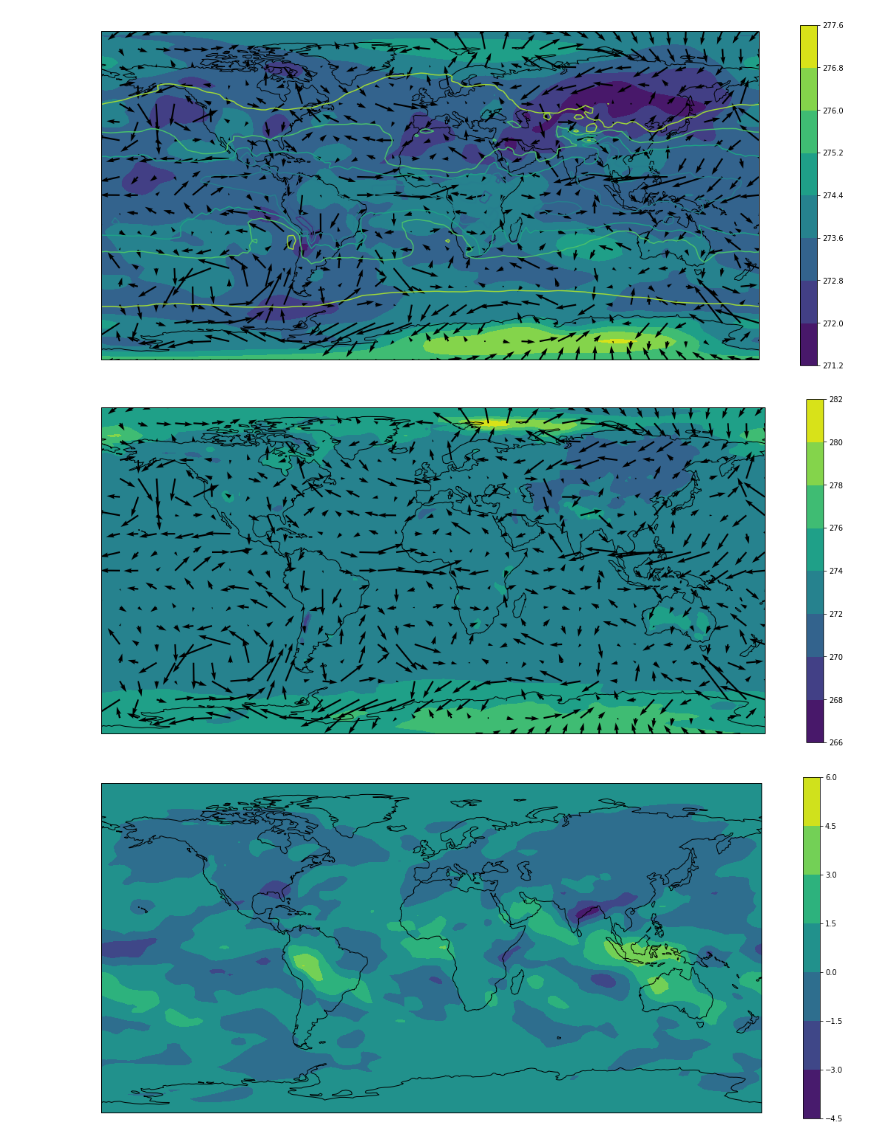
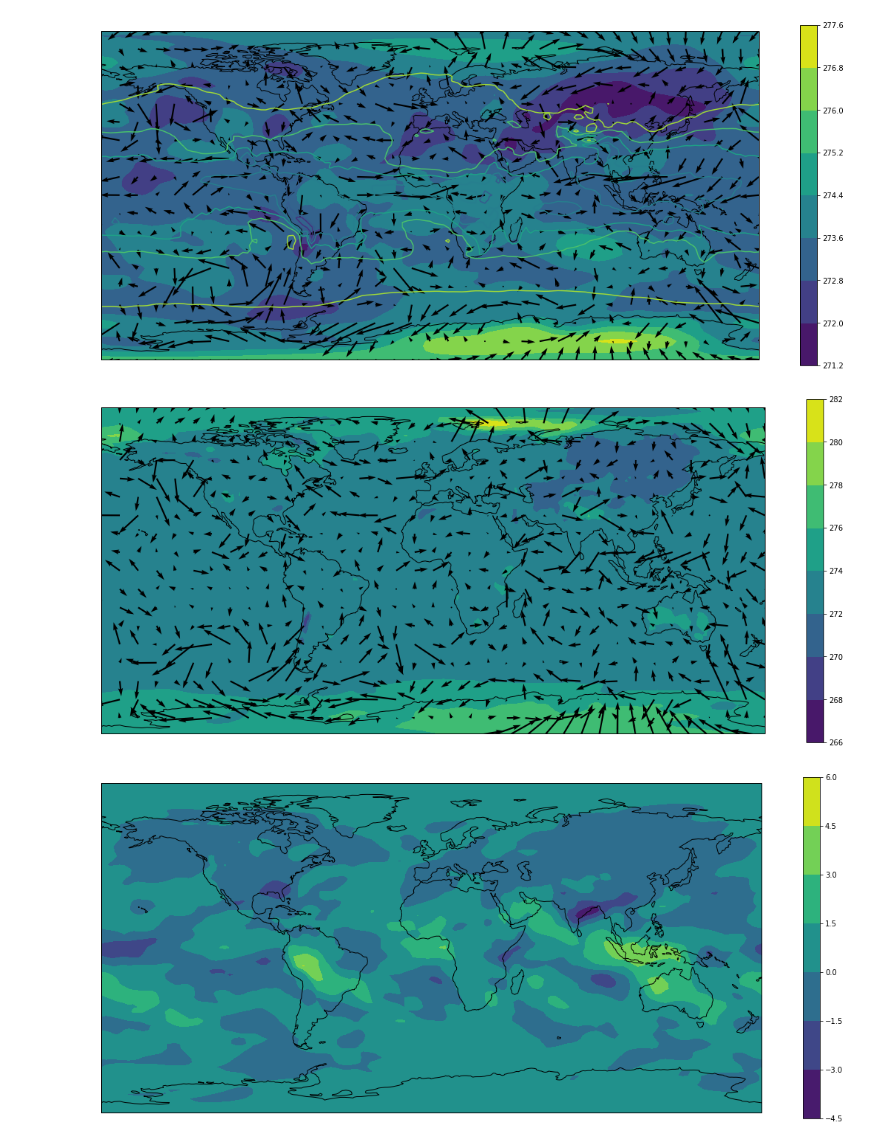
Before and after one commit to chuchun2/ATMS-597-Project-3-Group-G, a Jupyter notebook: ATMS597_Project3_GroupG_anomalies.ipynb, the cells around one changed output. Cells and saved outputs as stored; diff of their text form; code cells hidden in the pictures.

Commit message:
Edit figure 9 and add figure for precip

```diff
--- a/ATMS597_Project3_GroupG_anomalies.ipynb
+++ b/ATMS597_Project3_GroupG_anomalies.ipynb
@@ -279,7 +288,7 @@ DatetimeIndex(['1996-11-08', '1996-11-18', '1996-11-20', '1996-11-25',
 # %%
 # loading the daily data for extreme precip dates
 years = pd.date_range(start='1996-01-01', end='2019-12-01', freq='AS')
-varname = ['uwnd','vwnd','hgt','air','shum','skt','uwnd_sig995','vwnd_sig995','pr_wtr']
+varname = ['uwnd','vwnd','hgt','air','shum','skt','uwnd_sig995','vwnd_sig995','pr_wtr','prate']
 
 data_list = {}
 for ivar in varname:
@@ -301,6 +310,7 @@ for iyr in years.year:
   data_sel['uwnd_sig995'] = xr.open_dataset('https://www.esrl.noaa.gov/psd/thredds/dodsC/Datasets/ncep.reanalysis.dailyavgs/surface/uwnd.sig995.'+str(iyr)+'.nc', engine='netcdf4').sel(time=dates_yr)
   data_sel['vwnd_sig995'] = xr.open_dataset('https://www.esrl.noaa.gov/psd/thredds/dodsC/Datasets/ncep.reanalysis.dailyavgs/surface/vwnd.sig995.'+str(iyr)+'.nc', engine='netcdf4').sel(time=dates_yr)
   data_sel['pr_wtr'] = xr.open_dataset('https://www.esrl.noaa.gov/psd/thredds/dodsC/Datasets/ncep.reanalysis.dailyavgs/surface/pr_wtr.eatm.'+str(iyr)+'.nc', engine='netcdf4').sel(time=dates_yr)
+  data_sel['prate'] = xr.open_dataset('https://www.esrl.noaa.gov/psd/thredds/dodsC/Datasets/ncep.reanalysis.dailyavgs/surface_gauss/prate.sfc.gauss.'+str(iyr)+'.nc', engine='netcdf4').sel(time=dates_yr)
   for ivar in varname:
     data_list[ivar].append(data_sel[ivar])
 
@@ -331,6 +341,13 @@ concatenate the data and calculate the time average
 for ivar in varname:
   filename = 'extremes_tavg_' + ivar
   extremes_tavg[ivar].to_netcdf('./' + filename)
+# %%
+# we can use the saved data instead of generating the data again
+varname = ['uwnd','vwnd','hgt','air','shum','skt','uwnd_sig995','vwnd_sig995','pr_wtr']
+
+extremes_tavg = {}
+for ivar in varname:
+  extremes_tavg[ivar] = xr.open_dataset('./extremes_tavg_'+ivar)
 # %%
 extremes_tavg['air']
 # %% [output]
@@ -477,38 +494,38 @@ y = skt.lat
 fig = plt.figure(figsize=(20,8.5))
 ax = plt.axes(projection=ccrs.PlateCarree())
 
 # Plot skin temperature as filled contours
 skt_ltm = skt['skt'].isel(time=[9,10,11]).mean(dim='time')
 skt_ext = extremes_tavg['skt']
 
 data = skt_ext['skt'] - skt_ltm
 data_cyc, x_cyc = cutil.add_cyclic_point(data, coord=x)
 # ax.contourf(x_cyc, y, data_cyc, transform=ccrs.PlateCarree())
 contourf_ = ax.contourf(x_cyc, y, data_cyc, transform=ccrs.PlateCarree())
 cbar = fig.colorbar(contourf_)
 ax.set_global()
 ax.coastlines()
 
 # Plot wind barbs, but not all of them
 # For uwnd_sig995, lat: 73, lon: 144
 x = uwnd_sig995.lon
 y = uwnd_sig995.lat
 usfc_ltm = uwnd_sig995['uwnd'].isel(time=[9,10,11]).mean(dim='time')
 vsfc_ltm = vwnd_sig995['vwnd'].isel(time=[9,10,11]).mean(dim='time')
 usfc_ext = extremes_tavg['uwnd_sig995']
 vsfc_ext = extremes_tavg['vwnd_sig995']
-usfc_diff = usfc_ext - usfc_ltm
-vsfc_diff = vsfc_ext - vsfc_ltm
+usfc_diff = usfc_ext['uwnd'] - usfc_ltm
+vsfc_diff = vsfc_ext['vwnd'] - vsfc_ltm
 
 quiver_strides = 4
 ax.quiver(x[::quiver_strides], y[::quiver_strides],
-         u_diff.values[::quiver_strides,::quiver_strides],
-         v_diff.values[::quiver_strides,::quiver_strides])
+         usfc_diff.values[::quiver_strides,::quiver_strides],
+         vsfc_diff.values[::quiver_strides,::quiver_strides])
 ax.set_ylim(-88.542, 88.542)
 
 plt.show()
 # %% [output]
-[figure, old version]
+[figure, new version]
 # %%
 # (10) total atmospheric column water vapor anomalies
 # (compared with 1981-2010 OND long term mean)
```
Also changed, not shown: parts of 5 cells of this notebook.
